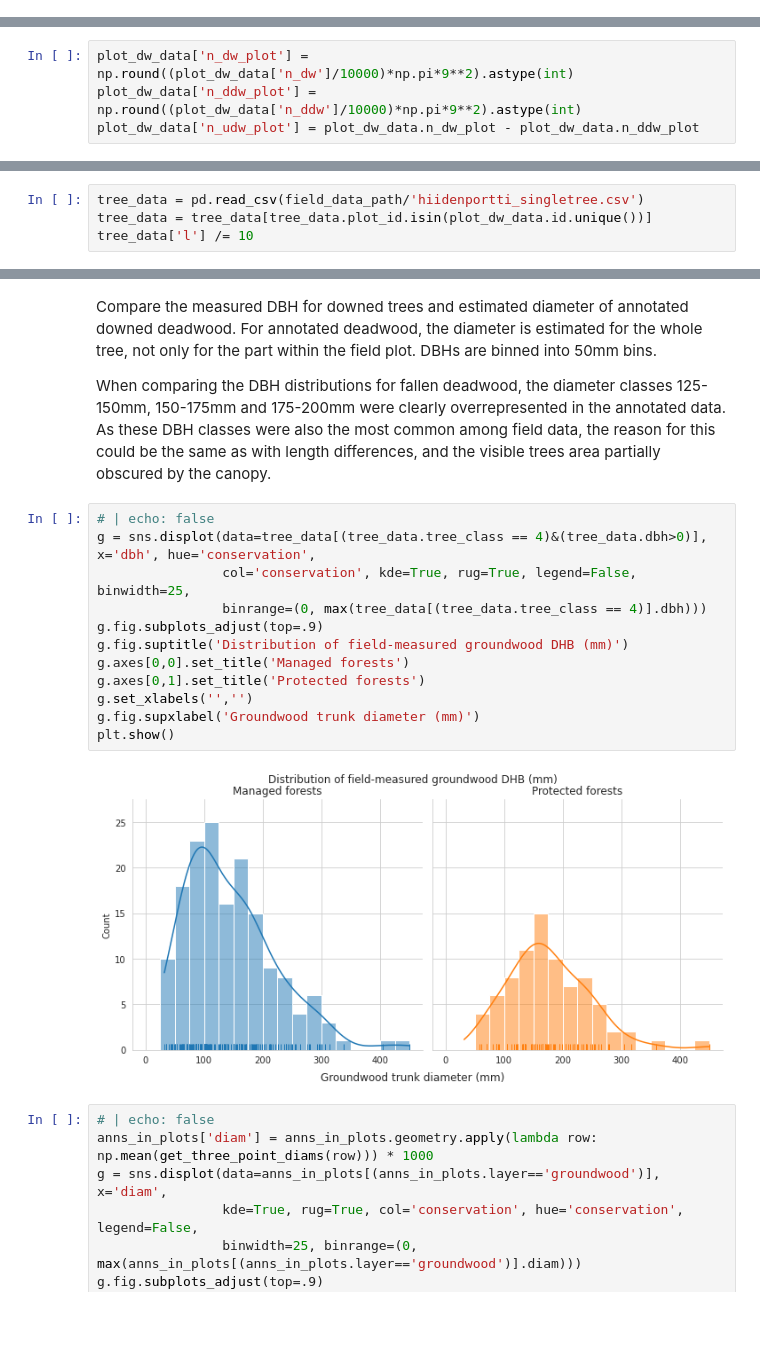
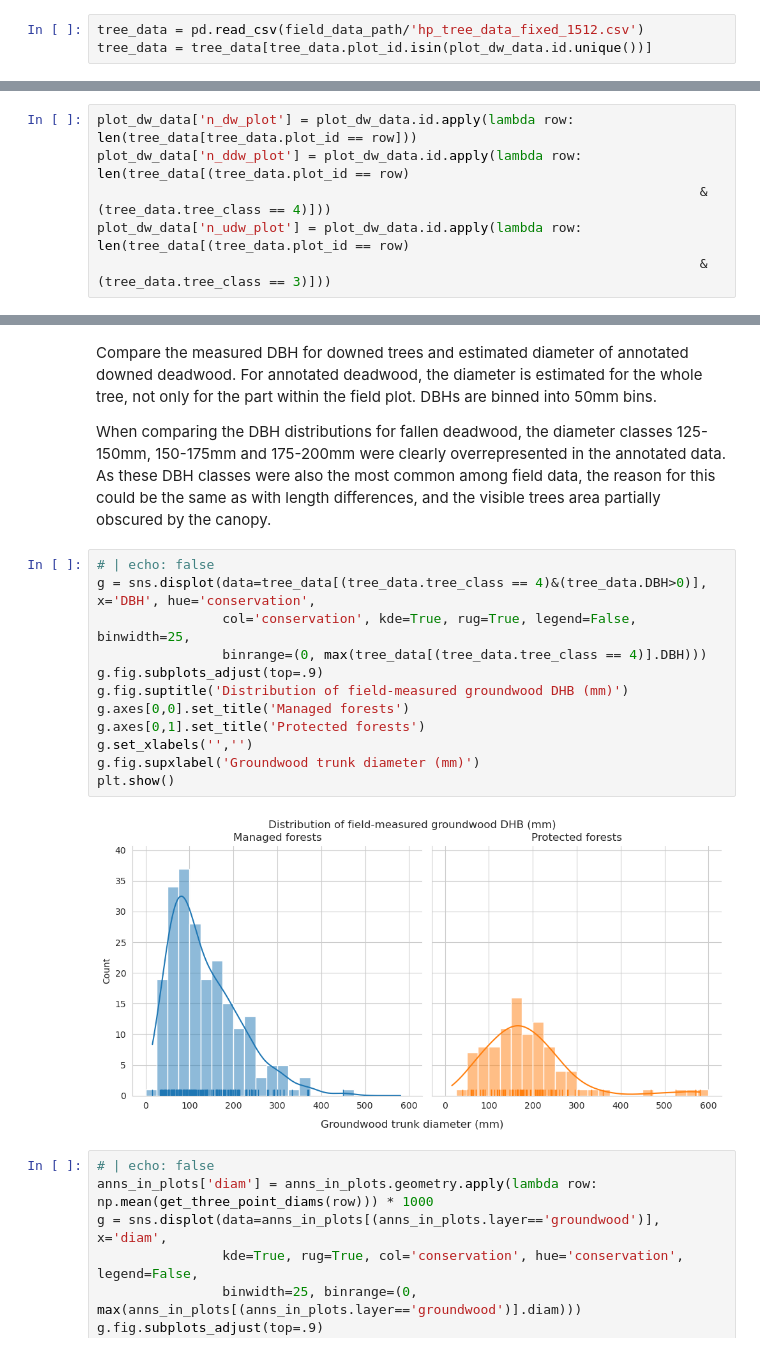
Before and after one commit to mayrajeo/maskrcnn-deadwood, a Jupyter notebook: notebooks/2_comparing_annotations_and_field_data.ipynb, the cells around one changed output, grey strips where cells are left out. Drawn from its saved outputs; the diff is of its cells as text; blank space fills up the shorter version.

```diff
--- a/notebooks/2_comparing_annotations_and_field_data.ipynb
+++ b/notebooks/2_comparing_annotations_and_field_data.ipynb
@@ -50 +52,4 @@ plot_circles = plot_circles[plot_circles.in_vplot == 1]
+# %%
+tree_data = pd.read_csv(field_data_path/'hp_tree_data_fixed_1512.csv')
+tree_data = tree_data[tree_data.plot_id.isin(plot_dw_data.id.unique())]
 # %% [markdown]
@@ -52,7 +57,9 @@ Convert `n_dw` (number of deadwood stems per hectare), `n_ddw` and `n_udw` to si
 # %%
-plot_dw_data['n_dw_plot'] = np.round((plot_dw_data['n_dw']/10000)*np.pi*9**2).astype(int)
-plot_dw_data['n_ddw_plot'] = np.round((plot_dw_data['n_ddw']/10000)*np.pi*9**2).astype(int)
-plot_dw_data['n_udw_plot'] = plot_dw_data.n_dw_plot - plot_dw_data.n_ddw_plot
+plot_dw_data['n_dw_plot'] = plot_dw_data.id.apply(lambda row: len(tree_data[tree_data.plot_id == row]))
+plot_dw_data['n_ddw_plot'] = plot_dw_data.id.apply(lambda row: len(tree_data[(tree_data.plot_id == row)
+                                                                             & (tree_data.tree_class == 4)]))
+plot_dw_data['n_udw_plot'] = plot_dw_data.id.apply(lambda row: len(tree_data[(tree_data.plot_id == row)
+                                                                             & (tree_data.tree_class == 3)]))
 # %%
 def match_circular_plot(row, plots):
     "Match annotations with field plots"
@@ -161,4 +169,0 @@ Read individual tree measurements, and convert `l` from decimeters to meters.
-# %%
-tree_data = pd.read_csv(field_data_path/'hiidenportti_singletree.csv')
-tree_data = tree_data[tree_data.plot_id.isin(plot_dw_data.id.unique())]
-tree_data['l'] /= 10
@@ -216,18 +217,18 @@ Compare the measured DBH for downed trees and estimated diameter of annotated do
 When comparing the DBH distributions for fallen deadwood, the diameter classes 125-150mm, 150-175mm and 175-200mm were clearly overrepresented in the annotated data. As these DBH classes were also the most common among field data, the reason for this could be the same as with length differences, and the visible trees area partially obscured by the canopy.
 # %%
 # | echo: false
-g = sns.displot(data=tree_data[(tree_data.tree_class == 4)&(tree_data.dbh>0)], x='dbh', hue='conservation',
+g = sns.displot(data=tree_data[(tree_data.tree_class == 4)&(tree_data.DBH>0)], x='DBH', hue='conservation',
                 col='conservation', kde=True, rug=True, legend=False, binwidth=25,
-                binrange=(0, max(tree_data[(tree_data.tree_class == 4)].dbh)))
+                binrange=(0, max(tree_data[(tree_data.tree_class == 4)].DBH)))
 g.fig.subplots_adjust(top=.9)
 g.fig.suptitle('Distribution of field-measured groundwood DHB (mm)')
 g.axes[0,0].set_title('Managed forests')
 g.axes[0,1].set_title('Protected forests')
 g.set_xlabels('','')
 g.fig.supxlabel('Groundwood trunk diameter (mm)')
 plt.show()
 # %% [output]
-[figure, old version]
+[figure, new version]
 # %%
 # | echo: false
 anns_in_plots['diam'] = anns_in_plots.geometry.apply(lambda row: np.mean(get_three_point_diams(row))) * 1000
```
Also changed, not shown: parts of 22 cells of this notebook, 5 other files.
